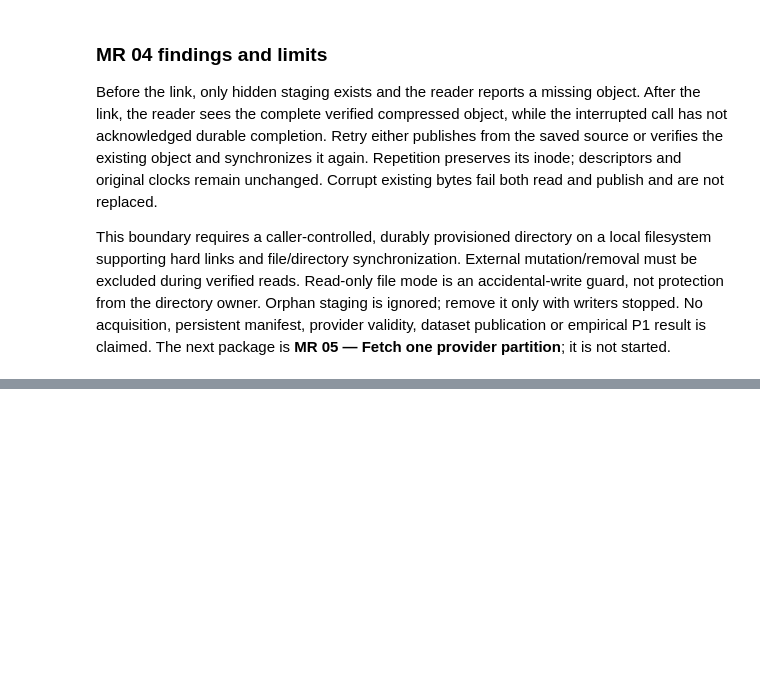
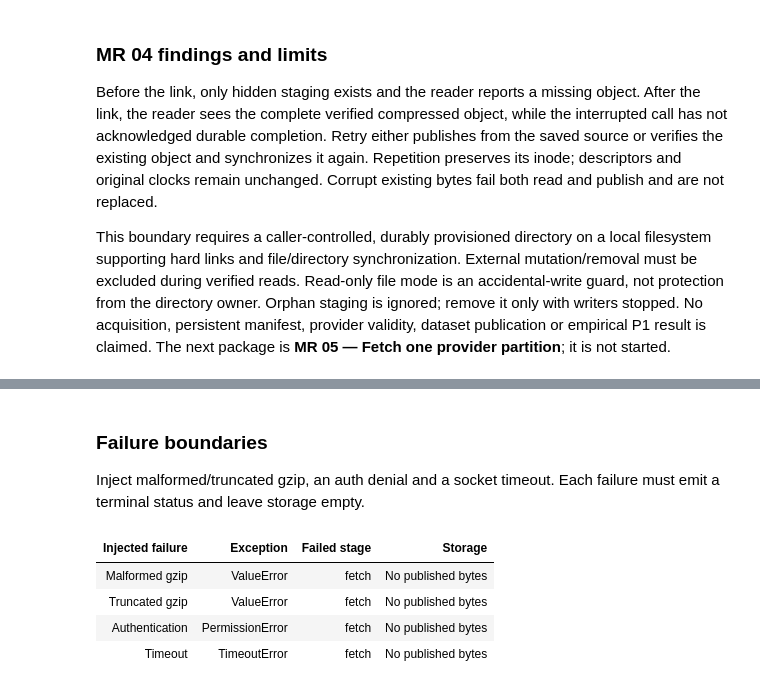
Before and after one commit to lixuanguang/alpha-research-lab-private, a Jupyter notebook: examples/research-foundations.ipynb, the cells around one changed output, grey strips where cells are left out. Drawn from its saved outputs; the diff is of its cells as text; code cells hidden in the pictures; blank space fills up the shorter version.

```diff
--- a/examples/research-foundations.ipynb
+++ b/examples/research-foundations.ipynb
@@ -1110,0 +1204,41 @@ The next package is **MR 05 — Fetch one provider partition**; it is not starte
+# %% [markdown]
+### Failure boundaries
+
+Inject malformed/truncated gzip, an auth denial and a socket timeout. Each failure must emit a terminal status and leave storage empty.
+# %%
+acquisition_failures = []
+for label, payload, status, expected in (
+    ("Malformed gzip", b"not gzip", 200, ValueError),
+    ("Truncated gzip", acquisition_payload[:-4], 200, ValueError),
+    ("Authentication", b"synthetic denied", 401, PermissionError),
+    ("Timeout", acquisition_payload, 200, TimeoutError),
+):
+    with TemporaryDirectory(prefix="mr05-rejection-") as directory:
+        failure_reports = []
+        error = TimeoutError("injected socket timeout") if label == "Timeout" else None
+        with patch.object(HTTPSConnection, "request", side_effect=error), patch.object(
+            HTTPSConnection, "getresponse", return_value=NotebookResponse.parse(payload, status)
+        ) as response_patch:
+            try:
+                fetch_partition(
+                    acquisition_request, store=RawStore(Path(directory)), connection=HTTPSConnection("api.tardis.dev"),
+                    clock=acquisition_times.__next__, report=failure_reports.append,
+                    timeout_seconds=1.0, max_bytes=4096,
+                    permitted_rights_reference="synthetic-local-fixtures-v1",
+                )
+            except expected as failure:
+                assert list(Path(directory).iterdir()) == []
+                terminal = json.loads(failure_reports[-1])
+                assert terminal["status"] == "failed"
+                acquisition_failures.append((label, type(failure).__name__, terminal["stage"], "No published bytes"))
+            else:
+                raise AssertionError(f"{label} unexpectedly succeeded")
+            finally:
+                response_patch.return_value.close()
+NotebookDisplay.show_table(("Injected failure", "Exception", "Failed stage", "Storage"), acquisition_failures)
+# %% [output]
+| Injected failure | Exception | Failed stage | Storage |
+| Malformed gzip | ValueError | fetch | No published bytes |
+| Truncated gzip | ValueError | fetch | No published bytes |
+| Authentication | PermissionError | fetch | No published bytes |
+| Timeout | TimeoutError | fetch | No published bytes |
```
Also changed, not shown: parts of 7 cells of this notebook, 9 other files.
